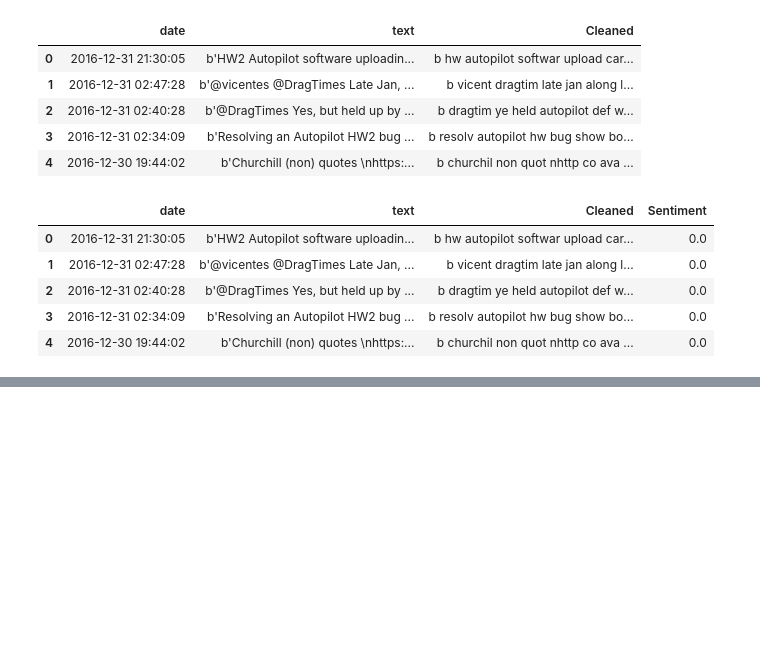
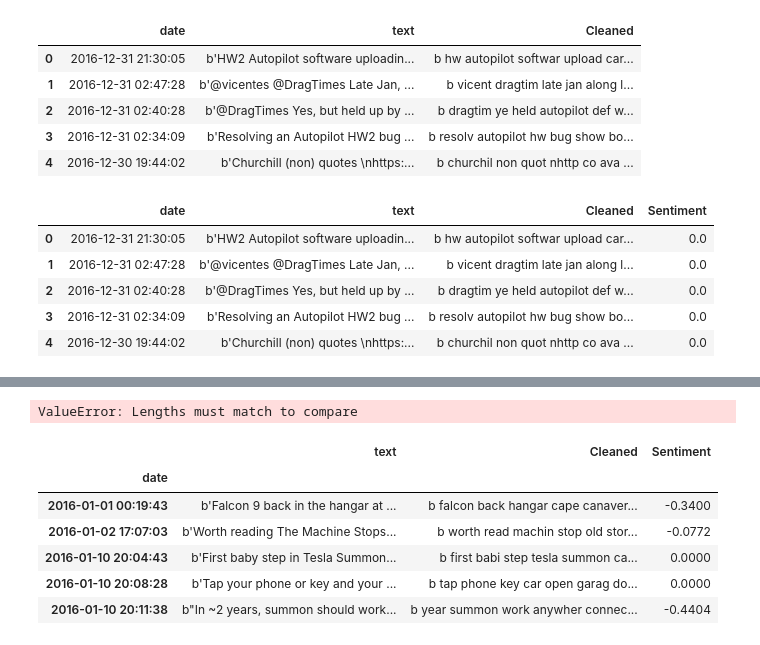
Before and after one commit to DarrenCCT/ADA-and-BDSP-CA2, a Jupyter notebook: CA2.ipynb, the cells around one changed output, grey strips where cells are left out. Cells and saved outputs as stored; diff of their text form; code cells hidden in the pictures; blank space fills up the shorter version.

```diff
--- a/CA2.ipynb
+++ b/CA2.ipynb
@@ -385,0 +499,2 @@ data.to_csv('CleanedTweets.csv', index=False)
+# %%
+data=data.asfreq("MS") #pandas fill gaps with nulls in timeseries
@@ -385,0 +525,17 @@ data.to_csv('CleanedTweets.csv', index=False)
+# %%
+(data.index==pd.date_range(start=data.index.min(),
+                          end=data.index.max(),
+                          freq=data.index.freq)).all()
+#Checks to make sure all dates are there
+# %% [output]
+ValueError: Lengths must match to compare
+# %%
+data.head()
+# %% [output]
+|  | text | Cleaned | Sentiment |
+| date |  |  |  |
+| 2016-01-01 00:19:43 | b'Falcon 9 back in the hangar at ... | b falcon back hangar cape canaver... | -0.3400 |
+| 2016-01-02 17:07:03 | b'Worth reading The Machine Stops... | b worth read machin stop old stor... | -0.0772 |
+| 2016-01-10 20:04:43 | b'First baby step in Tesla Summon... | b first babi step tesla summon ca... | 0.0000 |
+| 2016-01-10 20:08:28 | b'Tap your phone or key and your ... | b tap phone key car open garag do... | 0.0000 |
+| 2016-01-10 20:11:38 | b"In ~2 years, summon should work... | b year summon work anywher connec... | -0.4404 |
```
Also changed, not shown: parts of 32 cells of this notebook, 2 other files.
